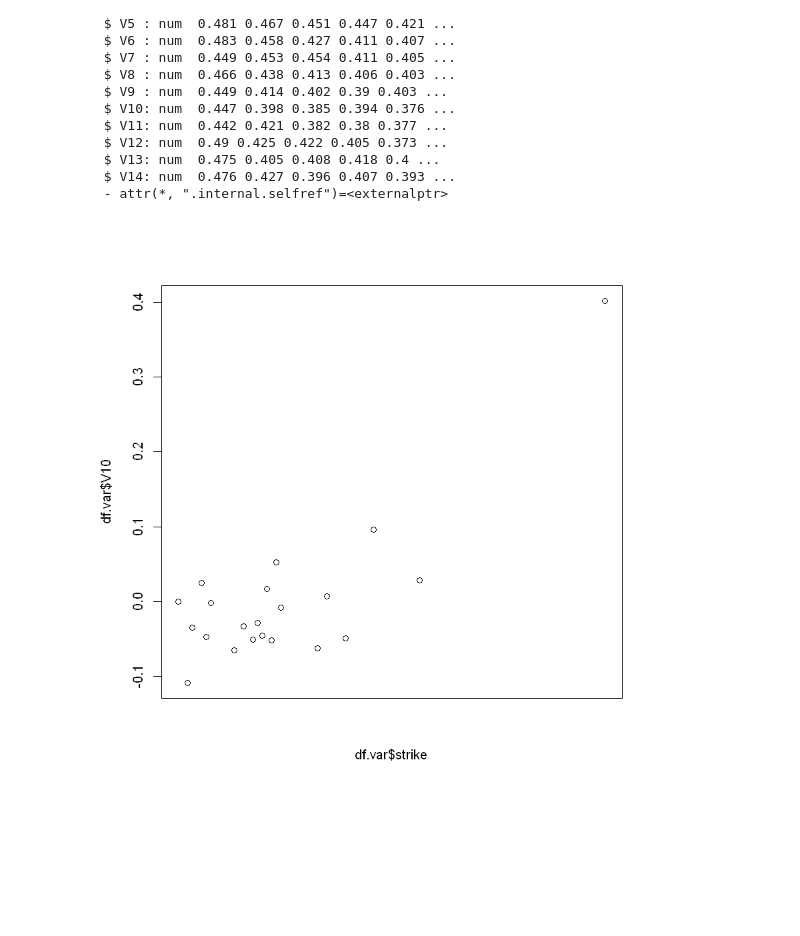
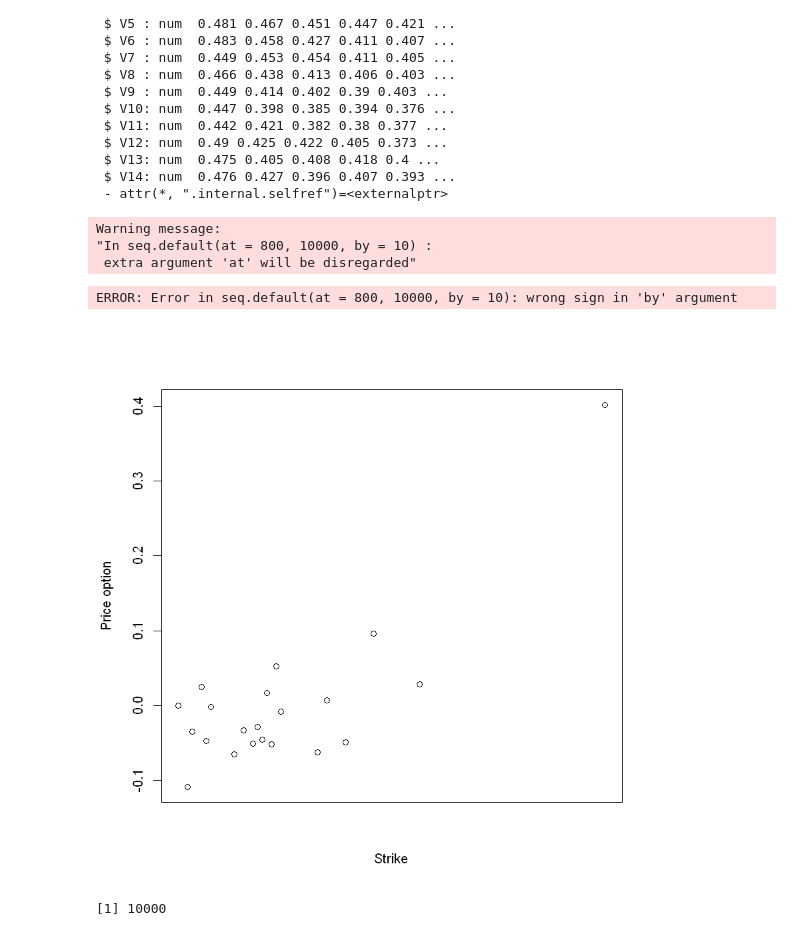
Before and after one commit to bechirbenhassine/Sprint_2_Fil_Rouge, a Jupyter notebook: MatVolat.ipynb, the cells around one changed output. Cells and saved outputs as stored; diff of their text form; code cells hidden in the pictures; blank space fills up the shorter version.

Commit message:
little update for the plot

```diff
--- a/MatVolat.ipynb
+++ b/MatVolat.ipynb
@@ -288,9 +290,18 @@ for(name in names(df) ){
     df.var[,name]=vec.var.rate
 }
 # %%
-myplot = plot(df.var$strike,df.var$V10,xaxt='n')
+myplot = plot(df.var$strike,df.var$V10,xaxt='n',xlab = "Strike", ylab = "Price option")
+axis(1, seq(at = 800,10000, by = 10), las=2)
 # %% [output]
+Warning message:
+"In seq.default(at = 800, 10000, by = 10) :
+ extra argument 'at' will be disregarded"
+ERROR: Error in seq.default(at = 800, 10000, by = 10): wrong sign in 'by' argument
-[figure, old version]
+[figure, new version]
+# %%
+max(df.var$strike)
+# %% [output]
+[1] 10000
 # %%
 #displaying the variation of the option price
 # %%
```
Also changed, not shown: parts of 4 cells of this notebook.
